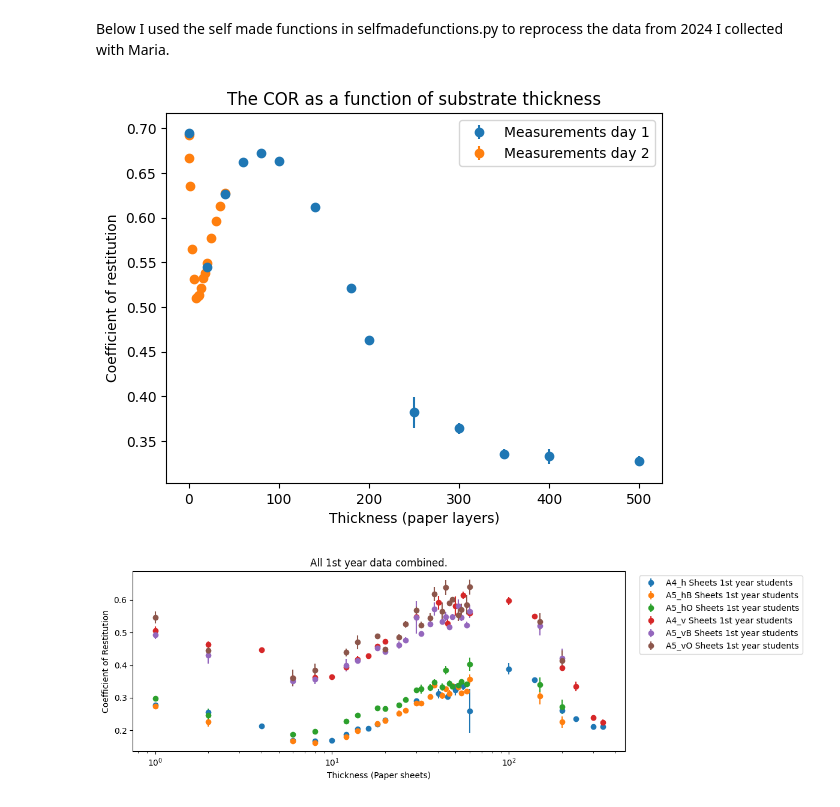
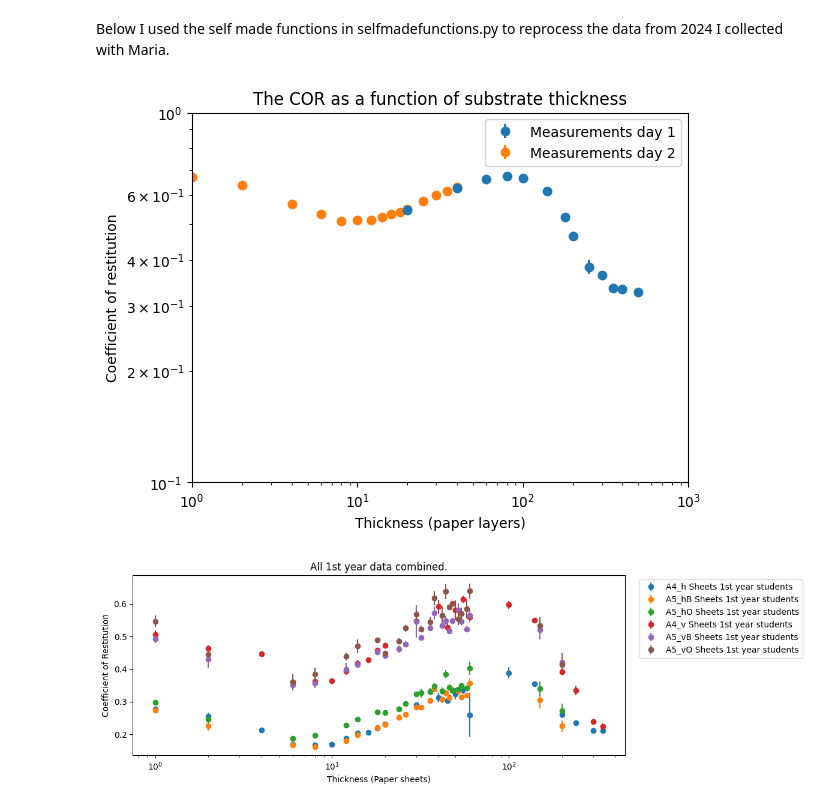
Before and after one commit to joshuadijksman/paperstack, a Jupyter notebook: Manou_version/code/Manou_Liesker_combinedata.ipynb, the cells around one changed output. Cells and saved outputs as stored; diff of their text form; code cells hidden in the pictures.

```diff
--- a/Manou_version/code/Manou_Liesker_combinedata.ipynb
+++ b/Manou_version/code/Manou_Liesker_combinedata.ipynb
@@ -101,13 +101,17 @@ Below I used the self made functions in selfmadefunctions.py to reprocess the da
 # %%
 plt.errorbar(T3_Thicknesses, T_COR, yerr= T_COR_err, fmt = 'o', label = "Measurements day 1", zorder = 1)
 plt.errorbar(V_Thicknesses, V_COR, yerr= V_COR_err, fmt = 'o', label = "Measurements day 2", zorder = 0)
 plt.title('The COR as a function of substrate thickness')
 plt.xlabel('Thickness (paper layers)')
 plt.ylabel('Coefficient of restitution')
+plt.xscale('log')
+plt.yscale('log')
+plt.ylim(0.1, 1)
+plt.xlim(1, 1000)
 plt.legend()
 plt.show()
 # %% [output]
-[figure, old version]
+[figure, new version]
 # %%
 plt.figure(figsize = (12,4))
 plt.errorbar(A4_h_Thickness, A4_h_COR, yerr = A4_h_COR_err, fmt = 'o', label = 'A4_h Sheets 1st year students')
```
Also changed, not shown: 1 other file.
